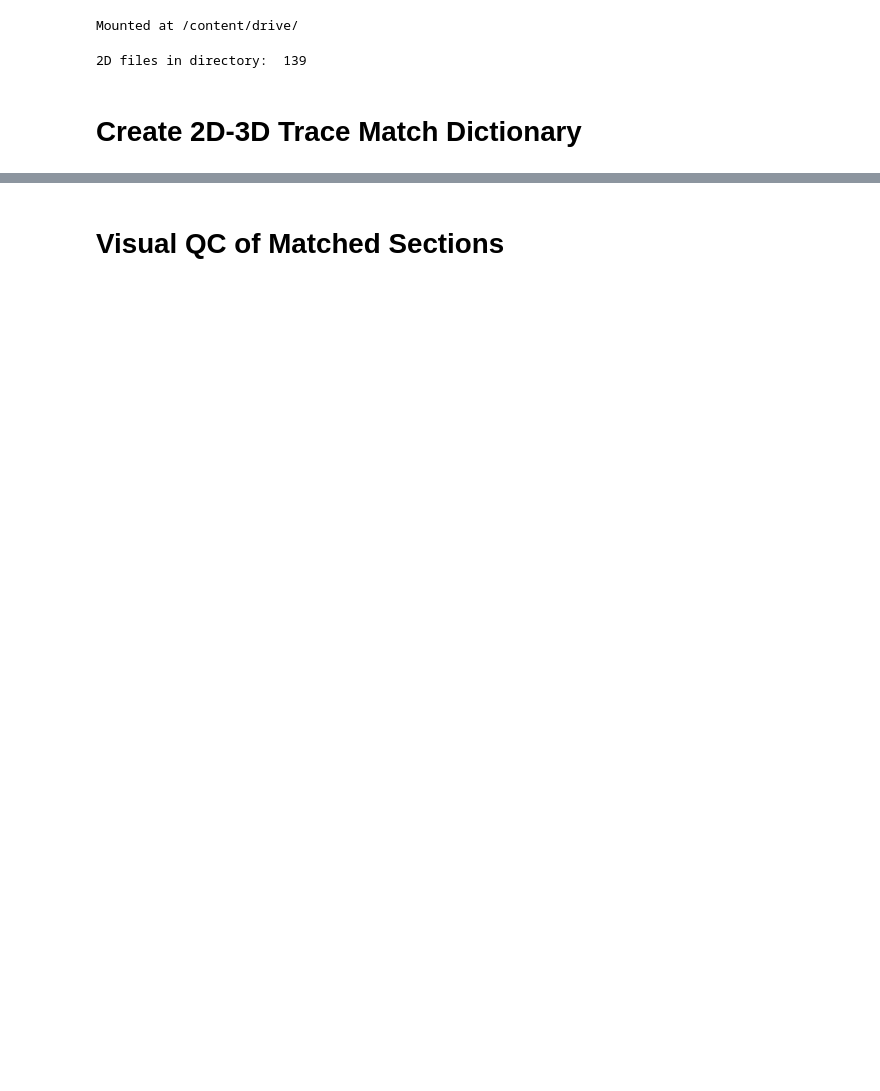
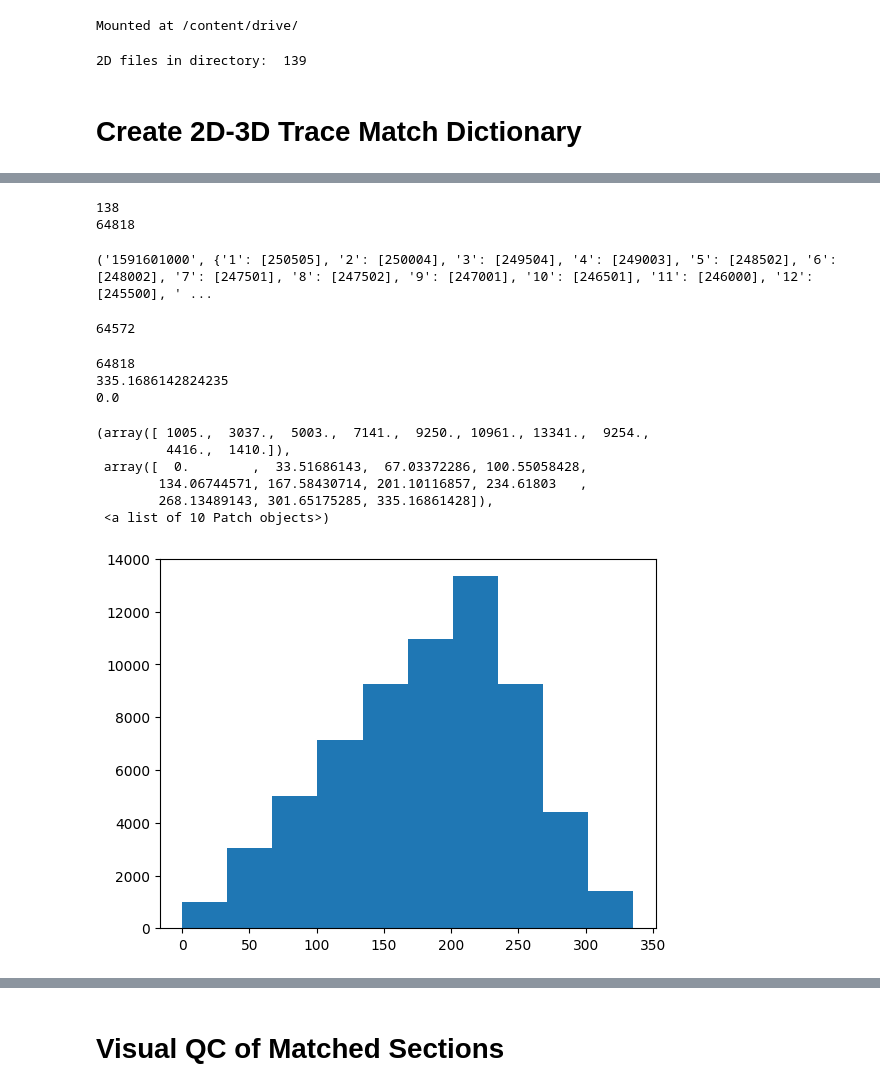
Before and after one commit to astroChance/RadNET, a Jupyter notebook: RadNET_Frontend.ipynb, the cells around one changed output, grey strips where cells are left out. Saved outputs shown, nothing was run; the diff lists cells and outputs as text; code cells hidden in the pictures; blank space fills up the shorter version.

Commit message:
temp figure updates

```diff
--- a/RadNET_Frontend.ipynb
+++ b/RadNET_Frontend.ipynb
@@ -161,0 +169,71 @@ print("Random Sample: ", random.choice(list(TraceDict.items())))
+# %%
+print(len(TraceDict.items()))
+
+print(sum(len(v)for v in TraceDict.values()))
+# %% [output]
+138
+64818
+# %%
+Rand2D_test = random.choice(list(TraceDict.items()))
+RandTraceMatch_test = random.choice(list(Rand2D_test[1].items()))
+# print(RandTraceMatch_test)
+print(Rand2D_test)
+# %% [output]
+('1591601000', {'1': [250505], '2': [250004], '3': [249504], '4': [249003], '5': [248502], '6': [248002], '7': [247501], '8': [247502], '9': [247001], '10': [246501], '11': [246000], '12': [245500], ' ...
+# %%
+# how many NOT dead 2D traces are there?
+# assume that all 3D traces are live
+
+live_traces = 0
+for line, match_dict in TraceDict.items():
+  segy2D = "/content/drive/My Drive/RadNET/GAN data/2D/" + str(line) + ".sgy"
+  with segyio.open(segy2D, 'r') as segyfile:
+    for i in range(len(segyfile.trace)):
+      if np.amax(segyfile.trace[i]) < -100:
+        continue
+      else:
+        live_traces += 1
+print(live_traces)
+# %% [output]
+64572
+# %%
+## get 2D-3D distance values
+
+distances = []
+
+with segyio.open(Volume3D, 'r') as segyfile_3D:
+
+  for line, match_dict in TraceDict.items():
+    segy2D = "/content/drive/My Drive/RadNET/GAN data/2D/" + str(line) + ".sgy"
+
+    with segyio.open(segy2D, 'r') as segyfile_2D:
+
+      for i in range(len(segyfile_2D.trace)):
+
+        dict_2D = str(i+1)
+        tr_3d = match_dict[dict_2D][0] - 1
+
+        x_2d = segyfile_2D.header[i][segyio.TraceField.GroupX]
+        y_2d = segyfile_2D.header[i][segyio.TraceField.GroupY]
+
+        x_3d = segyfile_3D.header[tr_3d][segyio.TraceField.GroupX]
+        y_3d = segyfile_3D.header[tr_3d][segyio.TraceField.GroupY]
+
+        distance = sqrt( (x_3d-x_2d)**2 + (y_3d-y_2d)**2 )
+        distances.append(distance)
+# %%
+print(len(distances))
+print(max(distances))
+print(min(distances))
+plt.hist(distances)
+# %% [output]
+64818
+335.1686142824235
+0.0
+(array([ 1005.,  3037.,  5003.,  7141.,  9250., 10961., 13341.,  9254.,
+         4416.,  1410.]),
+ array([  0.        ,  33.51686143,  67.03372286, 100.55058428,
+        134.06744571, 167.58430714, 201.10116857, 234.61803   ,
+        268.13489143, 301.65175285, 335.16861428]),
+ <a list of 10 Patch objects>)
+[figure, added]
```
Also changed, not shown: parts of 6 cells of this notebook.
